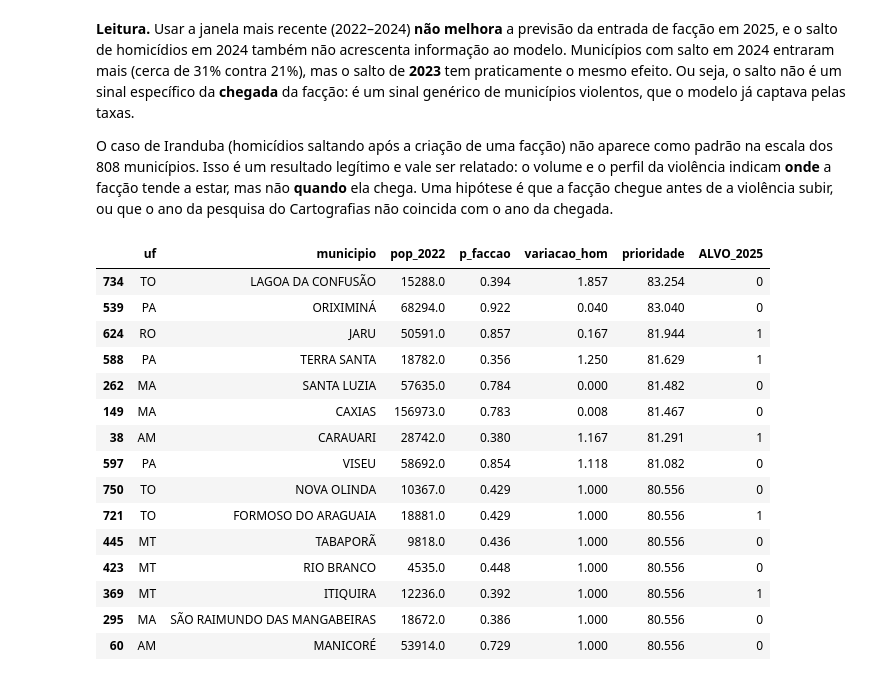
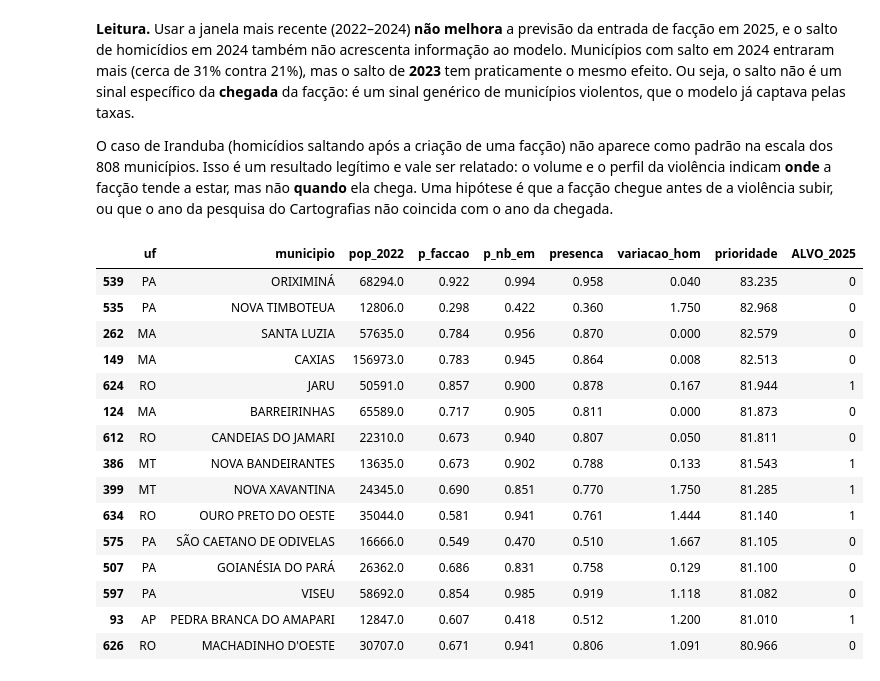
Before and after one commit to RomarioAndrade/seguranca-publica-ml-fuzzy, a Jupyter notebook: etapa6.ipynb, the cells around one changed output. Drawn from its saved outputs; the diff is of its cells as text; code cells hidden in the pictures.

```diff
--- a/etapa6.ipynb
+++ b/etapa6.ipynb
@@ -31,7 +33,10 @@ print(d.shape)
 (808, 115)
 # %%
 from fuzzy import criar_sistema, avaliar, rotulo
-probs = pd.read_csv("dados/probabilidades_bayesianas.csv")
+probs = pd.read_csv("dados/probabilidades_bayesianas.csv", dtype={"cod_ibge": str})
+e4 = pd.read_csv("dados/probabilidades_etapa4.csv", dtype={"cod_ibge": str})
+probs = probs.merge(e4[["cod_ibge", "p_nb_em", "p_regime_violento"]], on="cod_ibge", validate="1:1")
+probs["presenca"] = (probs["p_faccao"] + probs["p_nb_em"]) / 2      # Etapa 5 + Etapa 4
 sistema, (presenca, tendencia, prioridade) = criar_sistema()
 fig, ax = plt.subplots(1, 3, figsize=(12, 2.8))
 for k, var in enumerate([presenca, tendencia, prioridade]):
@@ -41,9 +46,9 @@ for k, var in enumerate([presenca, tendencia, prioridade]):
 plt.tight_layout(); plt.savefig("figuras/etapa6_pertinencia.png", dpi=150)
 # %%
 probs["tend_cap"] = probs["variacao_hom"].clip(-1, 2)
-probs["prioridade"] = [avaliar(sistema, p, t) for p, t in zip(probs["p_faccao"], probs["tend_cap"])]
+probs["prioridade"] = [avaliar(sistema, p, t) for p, t in zip(probs["presenca"], probs["tend_cap"])]
 probs["decisao_fuzzy"] = probs["prioridade"].map(rotulo)
-probs["decisao_rigida"] = np.where(probs["p_faccao"] >= 0.5, "alta", "baixa")
+probs["decisao_rigida"] = np.where(probs["presenca"] >= 0.5, "alta", "baixa")
 print(probs["decisao_fuzzy"].value_counts()); print(probs["decisao_rigida"].value_counts())
 # %% [output]
 decisao_fuzzy
@@ -179,24 +186,24 @@ plt.tight_layout(); plt.savefig("figuras/etapa6_fuzzy_vs_rigido.png", dpi=150)
 # %%
 # Municípios sem facção em 2024 com prioridade fuzzy alta: candidatos à expansão
 cand = sem.sort_values("prioridade", ascending=False).head(15)
-cand[["uf", "municipio", "pop_2022", "p_faccao", "variacao_hom", "prioridade", "ALVO_2025"]].round(3)
+cand[["uf", "municipio", "pop_2022", "p_faccao", "p_nb_em", "presenca", "variacao_hom", "prioridade", "ALVO_2025"]].round(3)
 # %% [output]
-|  | uf | municipio | pop_2022 | p_faccao | variacao_hom | prioridade | ALVO_2025 |
-| 734 | TO | LAGOA DA CONFUSÃO | 15288.0 | 0.394 | 1.857 | 83.254 | 0 |
-| 539 | PA | ORIXIMINÁ | 68294.0 | 0.922 | 0.040 | 83.040 | 0 |
-| 624 | RO | JARU | 50591.0 | 0.857 | 0.167 | 81.944 | 1 |
-| 588 | PA | TERRA SANTA | 18782.0 | 0.356 | 1.250 | 81.629 | 1 |
-| 262 | MA | SANTA LUZIA | 57635.0 | 0.784 | 0.000 | 81.482 | 0 |
-| 149 | MA | CAXIAS | 156973.0 | 0.783 | 0.008 | 81.467 | 0 |
-| 38 | AM | CARAUARI | 28742.0 | 0.380 | 1.167 | 81.291 | 1 |
-| 597 | PA | VISEU | 58692.0 | 0.854 | 1.118 | 81.082 | 0 |
-| 750 | TO | NOVA OLINDA | 10367.0 | 0.429 | 1.000 | 80.556 | 0 |
-| 721 | TO | FORMOSO DO ARAGUAIA | 18881.0 | 0.429 | 1.000 | 80.556 | 1 |
-| 445 | MT | TABAPORÃ | 9818.0 | 0.436 | 1.000 | 80.556 | 0 |
-| 423 | MT | RIO BRANCO | 4535.0 | 0.448 | 1.000 | 80.556 | 0 |
-| 369 | MT | ITIQUIRA | 12236.0 | 0.392 | 1.000 | 80.556 | 1 |
-| 295 | MA | SÃO RAIMUNDO DAS MANGABEIRAS | 18672.0 | 0.386 | 1.000 | 80.556 | 0 |
-| 60 | AM | MANICORÉ | 53914.0 | 0.729 | 1.000 | 80.556 | 0 |
+|  | uf | municipio | pop_2022 | p_faccao | p_nb_em | presenca | variacao_hom | prioridade | ALVO_2025 |
+| 539 | PA | ORIXIMINÁ | 68294.0 | 0.922 | 0.994 | 0.958 | 0.040 | 83.235 | 0 |
+| 535 | PA | NOVA TIMBOTEUA | 12806.0 | 0.298 | 0.422 | 0.360 | 1.750 | 82.968 | 0 |
+| 262 | MA | SANTA LUZIA | 57635.0 | 0.784 | 0.956 | 0.870 | 0.000 | 82.579 | 0 |
+| 149 | MA | CAXIAS | 156973.0 | 0.783 | 0.945 | 0.864 | 0.008 | 82.513 | 0 |
+| 624 | RO | JARU | 50591.0 | 0.857 | 0.900 | 0.878 | 0.167 | 81.944 | 1 |
+| 124 | MA | BARREIRINHAS | 65589.0 | 0.717 | 0.905 | 0.811 | 0.000 | 81.873 | 0 |
+| 612 | RO | CANDEIAS DO JAMARI | 22310.0 | 0.673 | 0.940 | 0.807 | 0.050 | 81.811 | 0 |
+| 386 | MT | NOVA BANDEIRANTES | 13635.0 | 0.673 | 0.902 | 0.788 | 0.133 | 81.543 | 1 |
+| 399 | MT | NOVA XAVANTINA | 24345.0 | 0.690 | 0.851 | 0.770 | 1.750 | 81.285 | 1 |
+| 634 | RO | OURO PRETO DO OESTE | 35044.0 | 0.581 | 0.941 | 0.761 | 1.444 | 81.140 | 1 |
+| 575 | PA | SÃO CAETANO DE ODIVELAS | 16666.0 | 0.549 | 0.470 | 0.510 | 1.667 | 81.105 | 0 |
+| 507 | PA | GOIANÉSIA DO PARÁ | 26362.0 | 0.686 | 0.831 | 0.758 | 0.129 | 81.100 | 0 |
+| 597 | PA | VISEU | 58692.0 | 0.854 | 0.985 | 0.919 | 1.118 | 81.082 | 0 |
+| 93 | AP | PEDRA BRANCA DO AMAPARI | 12847.0 | 0.607 | 0.418 | 0.512 | 1.200 | 81.010 | 1 |
+| 626 | RO | MACHADINHO D'OESTE | 30707.0 | 0.671 | 0.941 | 0.806 | 1.091 | 80.966 | 0 |
 # %% [markdown]
 ## Discussão
 
```
Also changed, not shown: parts of 6 cells of this notebook, 12 other files.
